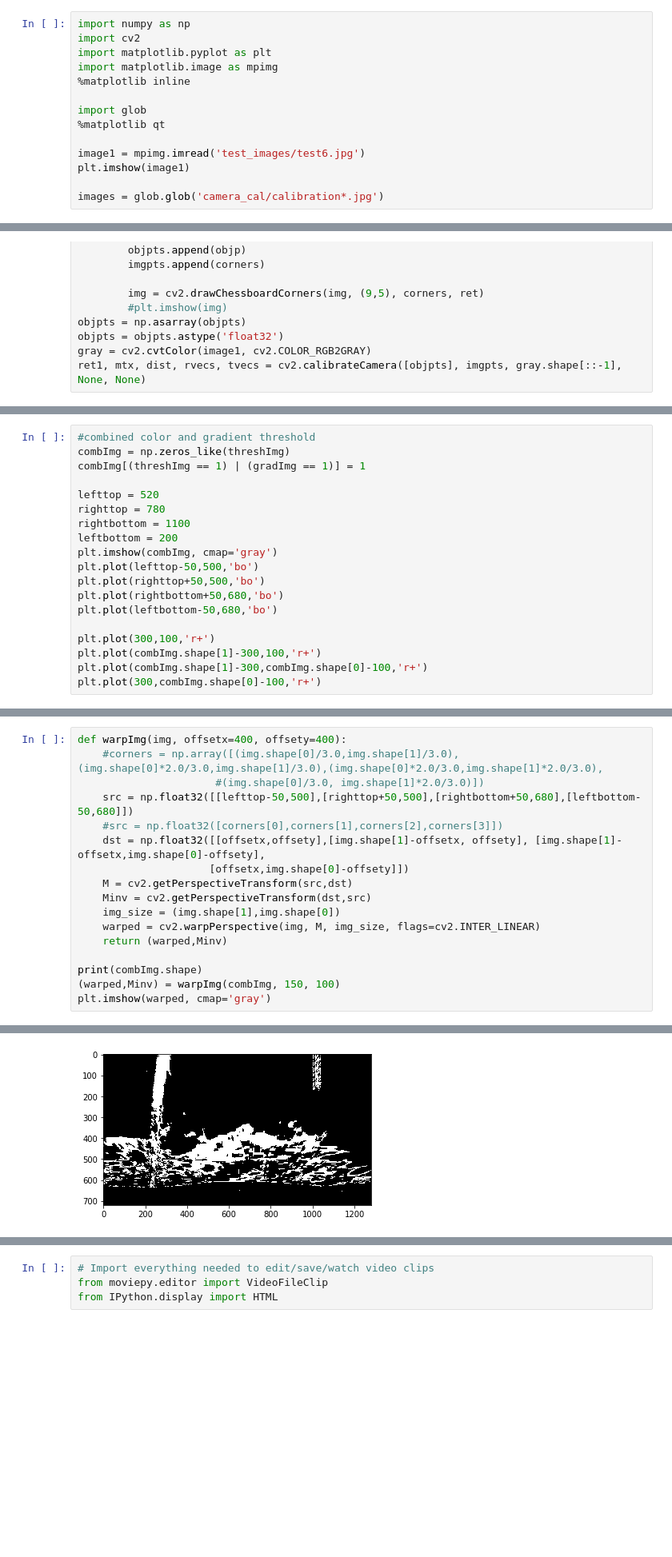
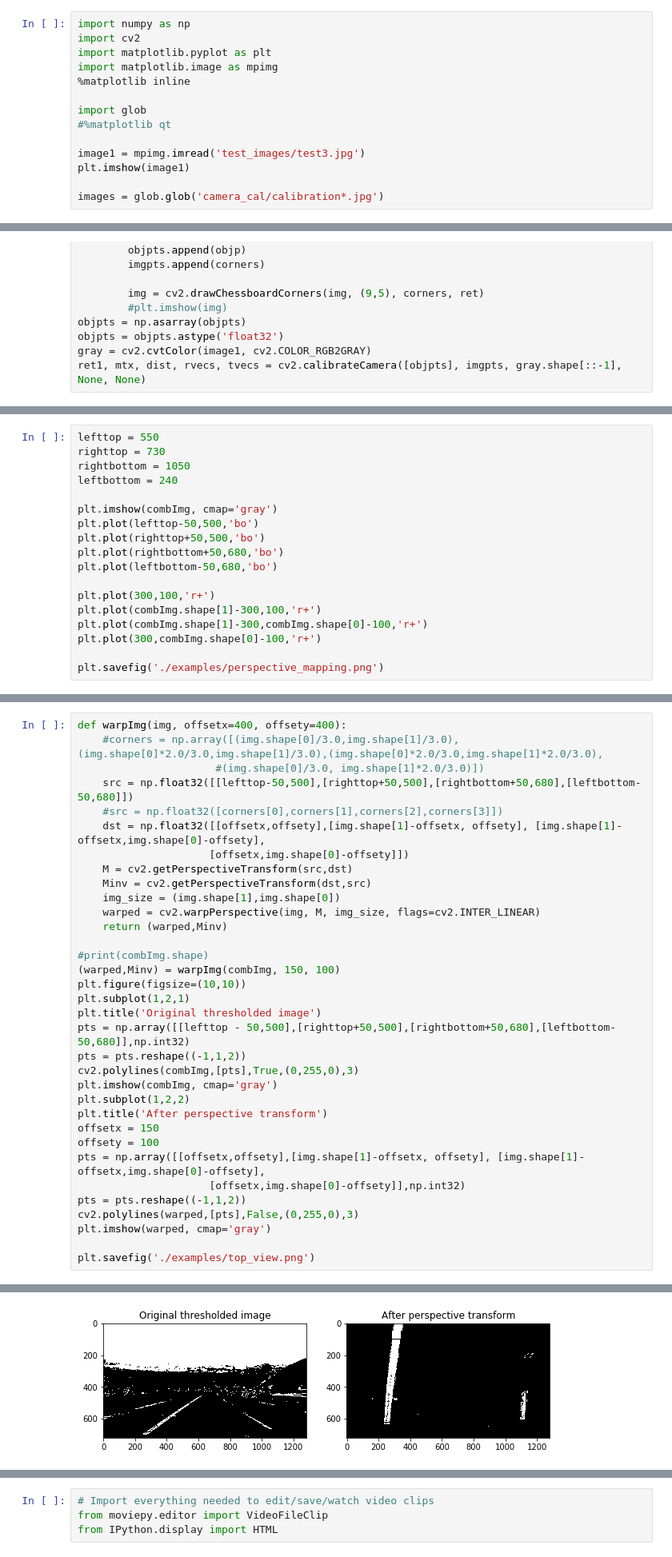
Before and after one commit to apoorva-t/CarND-Advanced-Lane-Lines, a Jupyter notebook: AdvLaneLine.ipynb, the cells around one changed output, grey strips where cells are left out. Shown at 80% size. Saved outputs shown, nothing was run; the diff lists cells and outputs as text; blank space fills up the shorter version.

```diff
--- a/AdvLaneLine.ipynb
+++ b/AdvLaneLine.ipynb
@@ -6,9 +8,9 @@ import matplotlib.image as mpimg
 %matplotlib inline
 
 import glob
-%matplotlib qt
+#%matplotlib qt
 
-image1 = mpimg.imread('test_images/test6.jpg')
+image1 = mpimg.imread('test_images/test3.jpg')
 plt.imshow(image1)
 
 images = glob.glob('camera_cal/calibration*.jpg')
@@ -88,12 +133,9 @@ gradImg = sobel_abs_grad(undist, 'x', 3, (40,100))
 # %%
-#combined color and gradient threshold
-combImg = np.zeros_like(threshImg)
-combImg[(threshImg == 1) | (gradImg == 1)] = 1
+lefttop = 550
+righttop = 730
+rightbottom = 1050
+leftbottom = 240
 
-lefttop = 520
-righttop = 780
-rightbottom = 1100
-leftbottom = 200
 plt.imshow(combImg, cmap='gray')
 plt.plot(lefttop-50,500,'bo')
 plt.plot(righttop+50,500,'bo')
@@ -104,4 +146,6 @@ plt.plot(300,100,'r+')
 plt.plot(combImg.shape[1]-300,100,'r+')
 plt.plot(combImg.shape[1]-300,combImg.shape[0]-100,'r+')
 plt.plot(300,combImg.shape[0]-100,'r+')
+
+plt.savefig('./examples/perspective_mapping.png')
 # %% [output]
@@ -121,7 +166,24 @@ def warpImg(img, offsetx=400, offsety=400):
     warped = cv2.warpPerspective(img, M, img_size, flags=cv2.INTER_LINEAR)
     return (warped,Minv)
 
-print(combImg.shape)
+#print(combImg.shape)
 (warped,Minv) = warpImg(combImg, 150, 100)
+plt.figure(figsize=(10,10))
+plt.subplot(1,2,1)
+plt.title('Original thresholded image')
+pts = np.array([[lefttop - 50,500],[righttop+50,500],[rightbottom+50,680],[leftbottom-50,680]],np.int32)
+pts = pts.reshape((-1,1,2))
+cv2.polylines(combImg,[pts],True,(0,255,0),3)
+plt.imshow(combImg, cmap='gray')
+plt.subplot(1,2,2)
+plt.title('After perspective transform')
+offsetx = 150
+offsety = 100
+pts = np.array([[offsetx,offsety],[img.shape[1]-offsetx, offsety], [img.shape[1]-offsetx,img.shape[0]-offsety],
+                     [offsetx,img.shape[0]-offsety]],np.int32)
+pts = pts.reshape((-1,1,2))
+cv2.polylines(warped,[pts],False,(0,255,0),3)
 plt.imshow(warped, cmap='gray')
+
+plt.savefig('./examples/top_view.png')
 # %% [output]
@@ -130 +190 @@ plt.imshow(warped, cmap='gray')
-[figure, old version]
+[figure, new version]
```
Also changed, not shown: parts of 34 cells of this notebook.
